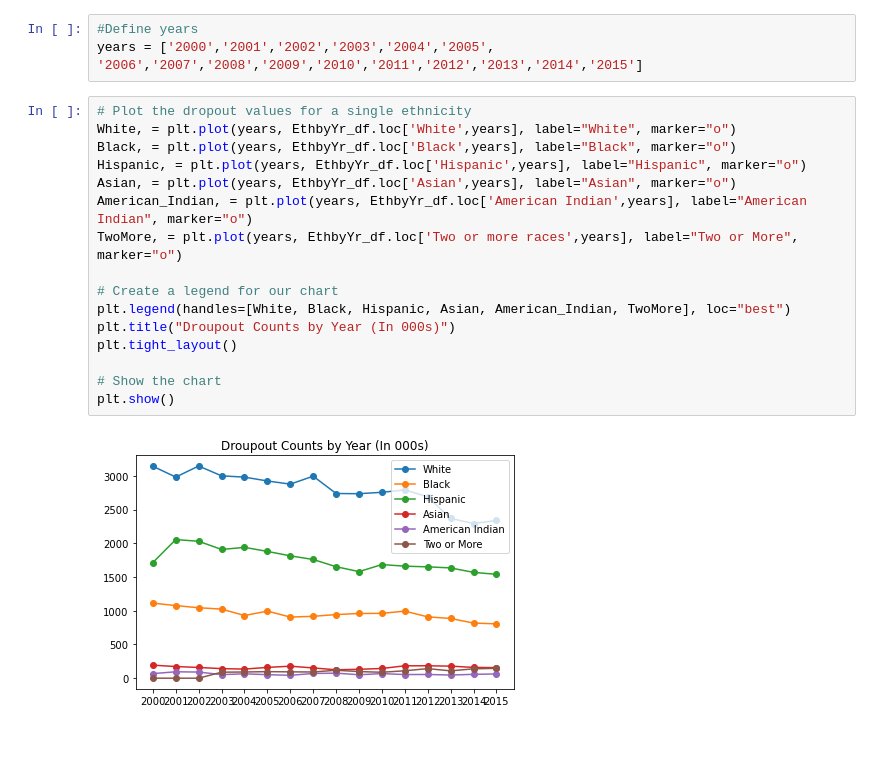
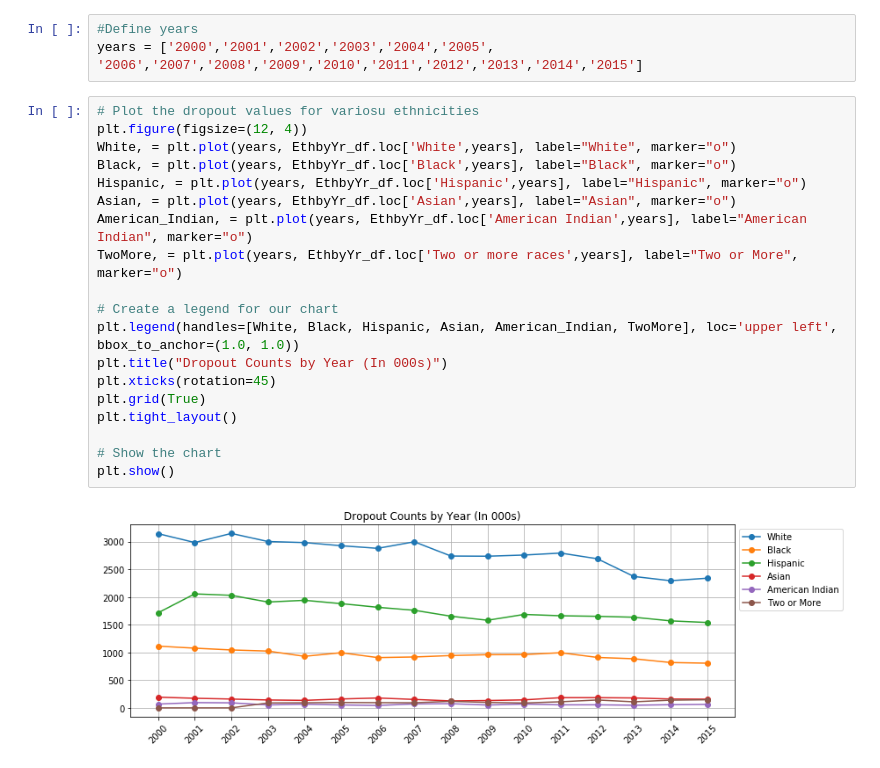
Before and after one commit to hannahduncan/bullying-in-america, a Jupyter notebook: NationalStats.ipynb, the cells around one changed output. Drawn from its saved outputs; the diff is of its cells as text; blank space fills up the shorter version.

```diff
--- a/NationalStats.ipynb
+++ b/NationalStats.ipynb
@@ -144,20 +137,23 @@ EthbyYr_df
 #Define years
 years = ['2000','2001','2002','2003','2004','2005', '2006','2007','2008','2009','2010','2011','2012','2013','2014','2015']
 # %%
-# Plot the dropout values for a single ethnicity
+# Plot the dropout values for variosu ethnicities
+plt.figure(figsize=(12, 4))
 White, = plt.plot(years, EthbyYr_df.loc['White',years], label="White", marker="o")
 Black, = plt.plot(years, EthbyYr_df.loc['Black',years], label="Black", marker="o")
 Hispanic, = plt.plot(years, EthbyYr_df.loc['Hispanic',years], label="Hispanic", marker="o")
 Asian, = plt.plot(years, EthbyYr_df.loc['Asian',years], label="Asian", marker="o")
 American_Indian, = plt.plot(years, EthbyYr_df.loc['American Indian',years], label="American Indian", marker="o")
 TwoMore, = plt.plot(years, EthbyYr_df.loc['Two or more races',years], label="Two or More", marker="o")
 
 # Create a legend for our chart
-plt.legend(handles=[White, Black, Hispanic, Asian, American_Indian, TwoMore], loc="best")
-plt.title("Droupout Counts by Year (In 000s)")
+plt.legend(handles=[White, Black, Hispanic, Asian, American_Indian, TwoMore], loc='upper left', bbox_to_anchor=(1.0, 1.0))
+plt.title("Dropout Counts by Year (In 000s)")
+plt.xticks(rotation=45)
+plt.grid(True)
 plt.tight_layout()
 
 # Show the chart
 plt.show()
 # %% [output]
-[figure, old version]
+[figure, new version]
```
Also changed, not shown: parts of 5 cells of this notebook.
